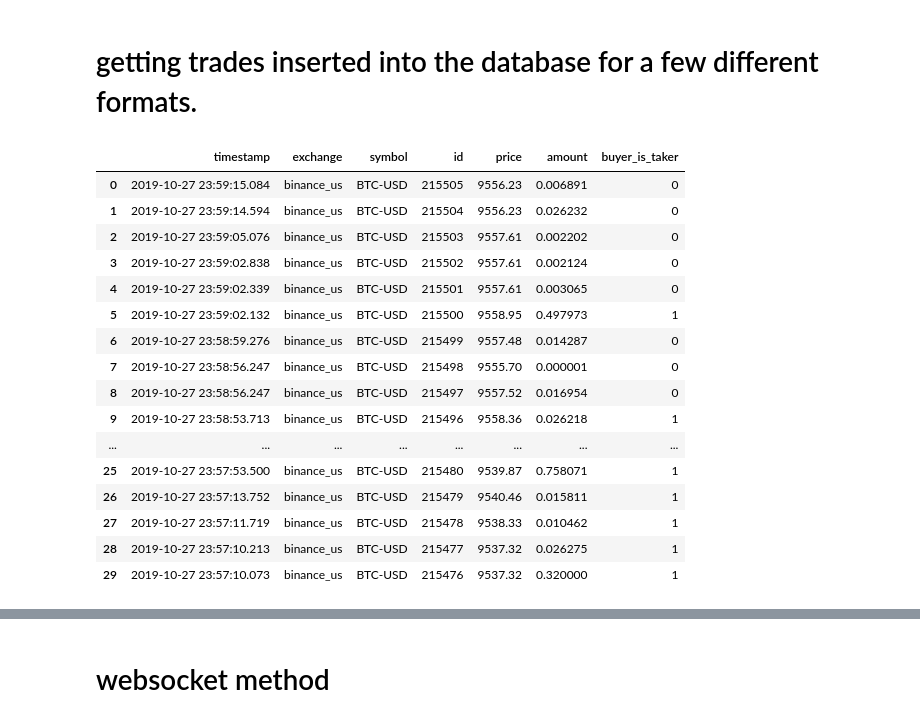
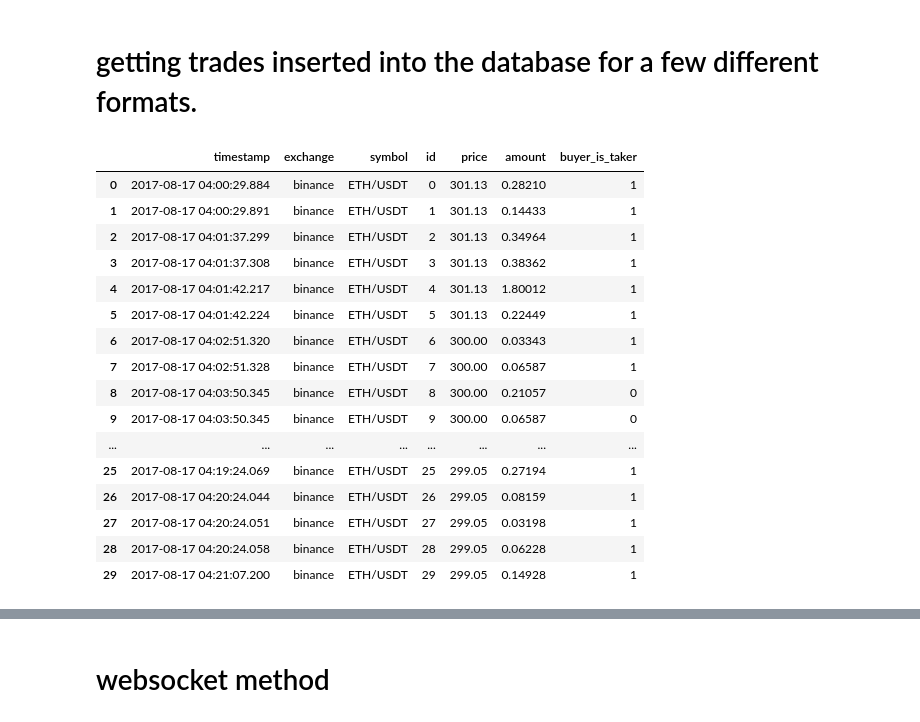
Before and after one commit to pb360/algos, a Jupyter notebook: algos_framework.ipynb, the cells around one changed output, grey strips where cells are left out. Saved outputs shown, nothing was run; the diff lists cells and outputs as text; code cells hidden in the pictures.

```diff
--- a/algos_framework.ipynb
+++ b/algos_framework.ipynb
@@ -404,24 +439,25 @@ ch_client.execute(delete_query)
 # %%
 ch_client.query_dataframe("""SELECT *
 FROM algos_db.Trades
-WHERE exchange = 'binance_us'
-ORDER BY timestamp DESC
+WHERE exchange = 'binance'
+and symbol = 'ETH/USDT'
+ORDER BY timestamp ASC
 LIMIT 30;  -- Adjust the number as needed""")
 # %% [output]
 |  | timestamp | exchange | symbol | id | price | amount | buyer_is_taker |
-| 0 | 2019-10-27 23:59:15.084 | binance_us | BTC-USD | 215505 | 9556.23 | 0.006891 | 0 |
-| 1 | 2019-10-27 23:59:14.594 | binance_us | BTC-USD | 215504 | 9556.23 | 0.026232 | 0 |
-| 2 | 2019-10-27 23:59:05.076 | binance_us | BTC-USD | 215503 | 9557.61 | 0.002202 | 0 |
-| 3 | 2019-10-27 23:59:02.838 | binance_us | BTC-USD | 215502 | 9557.61 | 0.002124 | 0 |
-| 4 | 2019-10-27 23:59:02.339 | binance_us | BTC-USD | 215501 | 9557.61 | 0.003065 | 0 |
-| 5 | 2019-10-27 23:59:02.132 | binance_us | BTC-USD | 215500 | 9558.95 | 0.497973 | 1 |
-| 6 | 2019-10-27 23:58:59.276 | binance_us | BTC-USD | 215499 | 9557.48 | 0.014287 | 0 |
-| 7 | 2019-10-27 23:58:56.247 | binance_us | BTC-USD | 215498 | 9555.70 | 0.000001 | 0 |
-| 8 | 2019-10-27 23:58:56.247 | binance_us | BTC-USD | 215497 | 9557.52 | 0.016954 | 0 |
-| 9 | 2019-10-27 23:58:53.713 | binance_us | BTC-USD | 215496 | 9558.36 | 0.026218 | 1 |
+| 0 | 2017-08-17 04:00:29.884 | binance | ETH/USDT | 0 | 301.13 | 0.28210 | 1 |
+| 1 | 2017-08-17 04:00:29.891 | binance | ETH/USDT | 1 | 301.13 | 0.14433 | 1 |
+| 2 | 2017-08-17 04:01:37.299 | binance | ETH/USDT | 2 | 301.13 | 0.34964 | 1 |
+| 3 | 2017-08-17 04:01:37.308 | binance | ETH/USDT | 3 | 301.13 | 0.38362 | 1 |
+| 4 | 2017-08-17 04:01:42.217 | binance | ETH/USDT | 4 | 301.13 | 1.80012 | 1 |
+| 5 | 2017-08-17 04:01:42.224 | binance | ETH/USDT | 5 | 301.13 | 0.22449 | 1 |
+| 6 | 2017-08-17 04:02:51.320 | binance | ETH/USDT | 6 | 300.00 | 0.03343 | 1 |
+| 7 | 2017-08-17 04:02:51.328 | binance | ETH/USDT | 7 | 300.00 | 0.06587 | 1 |
+| 8 | 2017-08-17 04:03:50.345 | binance | ETH/USDT | 8 | 300.00 | 0.21057 | 0 |
+| 9 | 2017-08-17 04:03:50.345 | binance | ETH/USDT | 9 | 300.00 | 0.06587 | 0 |
 | ... | ... | ... | ... | ... | ... | ... | ... |
-| 25 | 2019-10-27 23:57:53.500 | binance_us | BTC-USD | 215480 | 9539.87 | 0.758071 | 1 |
-| 26 | 2019-10-27 23:57:13.752 | binance_us | BTC-USD | 215479 | 9540.46 | 0.015811 | 1 |
-| 27 | 2019-10-27 23:57:11.719 | binance_us | BTC-USD | 215478 | 9538.33 | 0.010462 | 1 |
-| 28 | 2019-10-27 23:57:10.213 | binance_us | BTC-USD | 215477 | 9537.32 | 0.026275 | 1 |
-| 29 | 2019-10-27 23:57:10.073 | binance_us | BTC-USD | 215476 | 9537.32 | 0.320000 | 1 |
+| 25 | 2017-08-17 04:19:24.069 | binance | ETH/USDT | 25 | 299.05 | 0.27194 | 1 |
+| 26 | 2017-08-17 04:20:24.044 | binance | ETH/USDT | 26 | 299.05 | 0.08159 | 1 |
+| 27 | 2017-08-17 04:20:24.051 | binance | ETH/USDT | 27 | 299.05 | 0.03198 | 1 |
+| 28 | 2017-08-17 04:20:24.058 | binance | ETH/USDT | 28 | 299.05 | 0.06228 | 1 |
+| 29 | 2017-08-17 04:21:07.200 | binance | ETH/USDT | 29 | 299.05 | 0.14928 | 1 |
```
Also changed, not shown: parts of 3 cells of this notebook, 2 other files.
